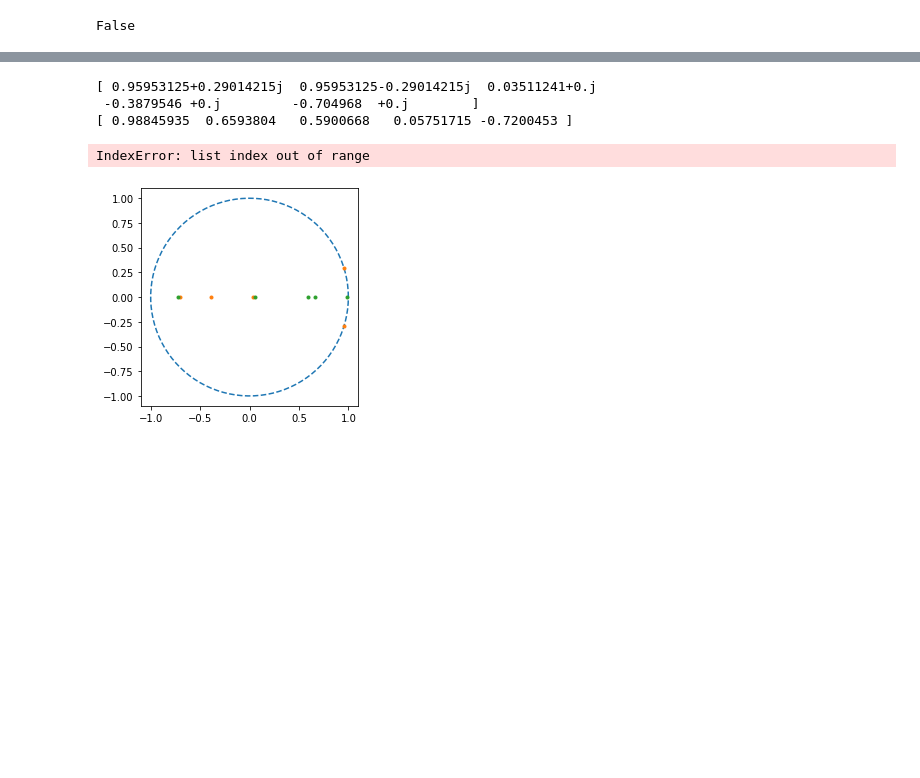
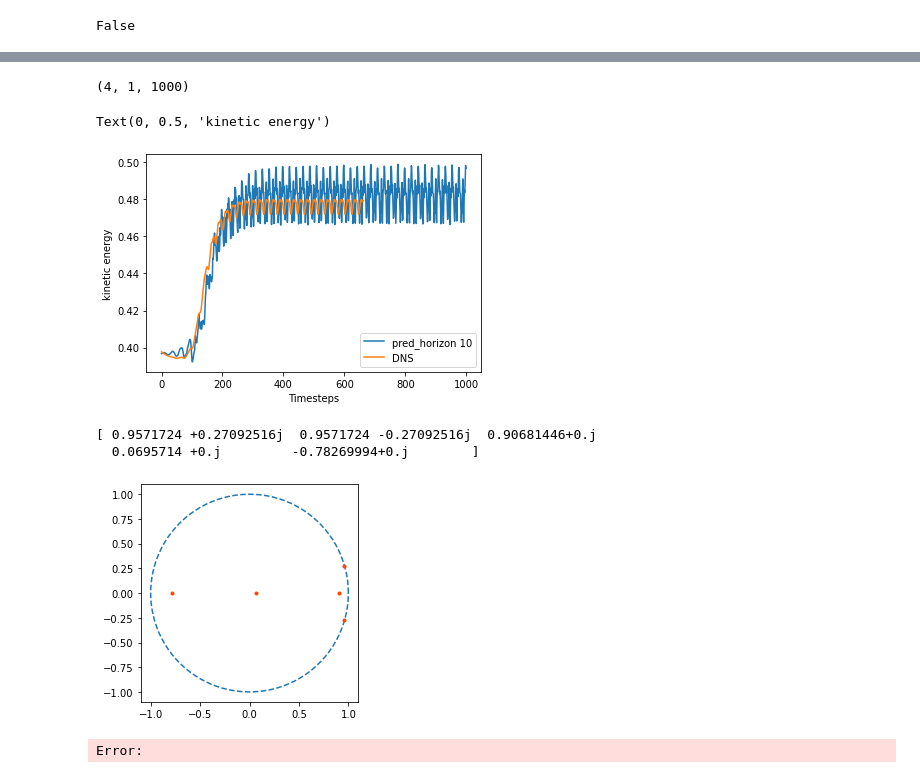
Before and after one commit to RigasLab/MZ-AE, a Jupyter notebook: Notebooks/eval_model_notebook_2Dcyl_multimodel_multistep_Exp4.ipynb, the cells around one changed output, grey strips where cells are left out. Saved outputs shown, nothing was run; the diff lists cells and outputs as text; code cells hidden in the pictures; blank space fills up the shorter version.

```diff
--- a/Notebooks/eval_model_notebook_2Dcyl_multimodel_multistep_Exp4.ipynb
+++ b/Notebooks/eval_model_notebook_2Dcyl_multimodel_multistep_Exp4.ipynb
@@ -268,3 +292,24 @@ Text(0, 0.5, 'kinetic energy')
+# %%
+#calculating kinetic energy for multistep prediction
+k_ms_koop = energy(U_ms_koop, V_ms_koop)
+print(k_ms_koop.shape)
+plt.figure()
+for i in [0]:
+
+    plt.plot(k_ms_koop[i,0,:], label = f"pred_horizon {models[i].pred_horizon}")
+    # else:
+    #     plt.semilogy(State_MSE_multistep[len(models)-1].numpy(),".-",color = "brown", label = f"No Memory")
+# State_MSE_multistep[1] = Eval_MZA.state_mse(Phi_nn[:,:timesteps],Phi_ms_hat[1,:,:timesteps]).detach().cpu()
+# plt.semilogy(State_MSE_multistep[1].numpy(), label = f"Memory Length {models[1].seq_len}")
+plt.plot(k[0,initial_step:], label = "DNS")
+
+plt.legend(loc='lower right')
+plt.xlabel("Timesteps")
+plt.ylabel("kinetic energy")
+# %% [output]
+(4, 1, 1000)
+Text(0, 0.5, 'kinetic energy')
+[figure, added]
 # %%
 for i in range (100,200,5):
     plt.figure()
@@ -329,7 +348,7 @@ angles = np.linspace(0, 2 * np.pi, 100)
 unit_circle = np.exp(1j * angles)
 plt.plot(unit_circle.real, unit_circle.imag, '--', label = "Unit Circle")
 
-for i in [0,1,2,3]:#1,2,3]:
+for i in [0]:
 
     mat = models[i].model.koopman.getKoopmanMatrix()
     mat = mat.detach().cpu().numpy()
@@ -343,16 +362,15 @@ for i in [0,1,2,3]:#1,2,3]:
     # plt.matshow(mat)
     # plt.colorbar()
     # plt.figure()
-    plt.plot(np.real(w), np.imag(w), ".", label = f"Matrix {i}")
+    plt.plot(np.real(w), np.imag(w), ".", label = f"Matrix {i}", color = "orangered")
 
 
 # plt.legend()
 # %% [output]
-[ 0.95953125+0.29014215j  0.95953125-0.29014215j  0.03511241+0.j
- -0.3879546 +0.j         -0.704968  +0.j        ]
-[ 0.98845935  0.6593804   0.5900668   0.05751715 -0.7200453 ]
+[ 0.9571724 +0.27092516j  0.9571724 -0.27092516j  0.90681446+0.j
+  0.0695714 +0.j         -0.78269994+0.j        ]
+[figure, new version]
-IndexError: list index out of range
+Error:
-[figure, old version]
 # %%
 lamb = np.log(w)/0.25
 lamb
```
Also changed, not shown: parts of 17 cells of this notebook, 4 other files.
